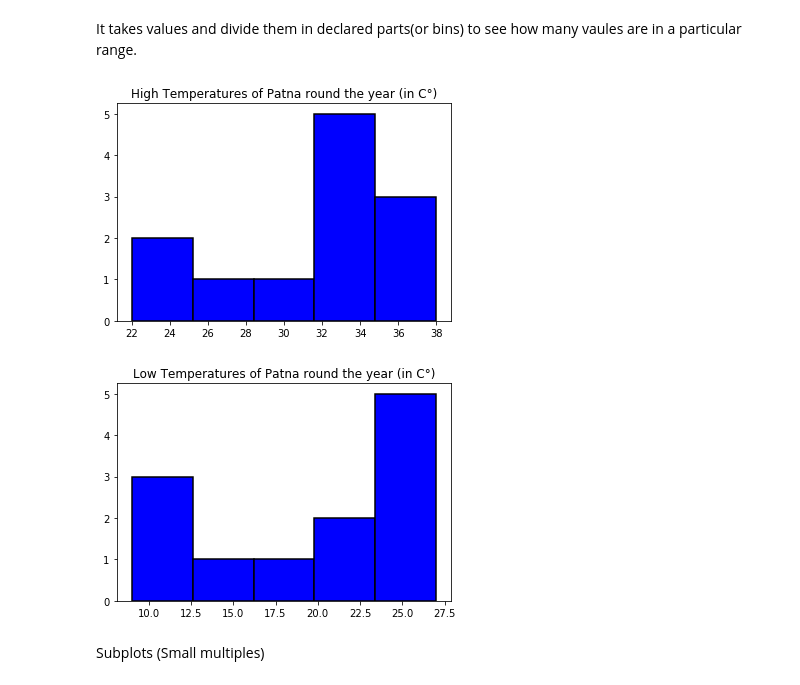
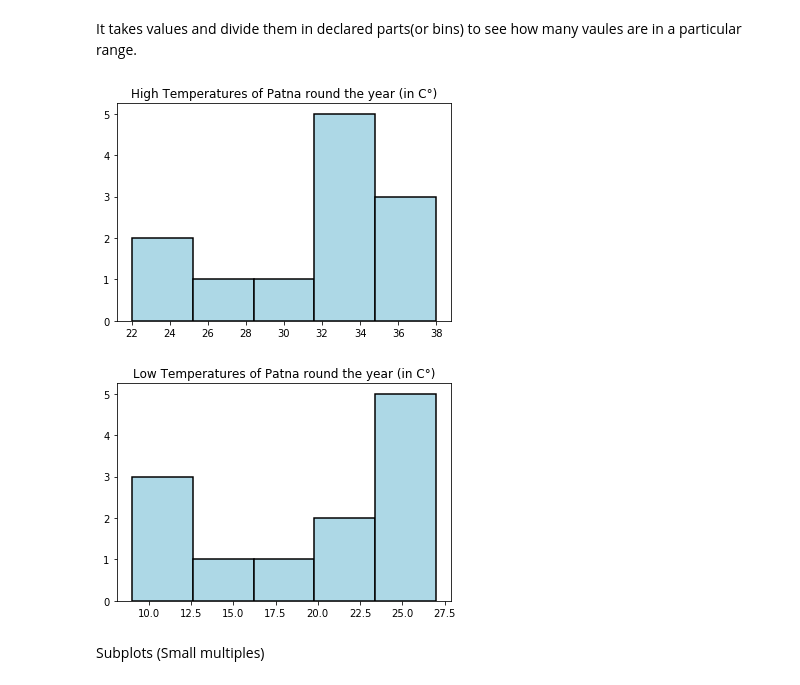
Before and after one commit to NihalShriv/ML-Libs-Learning, a Jupyter notebook: Matplotlib.ipynb, the cells around one changed output. Saved outputs shown, nothing was run; the diff lists cells and outputs as text; code cells hidden in the pictures.

```diff
--- a/Matplotlib.ipynb
+++ b/Matplotlib.ipynb
@@ -66,17 +66,17 @@ Histogram
 # %% [markdown]
 It takes values and divide them in declared parts(or bins) to see how many vaules are in a particular range.
 # %%
-plt.hist(patna_htemp, bins=5, edgecolor='black', color='blue', linewidth=1.5)
+plt.hist(patna_htemp, bins=5, edgecolor='black', color='lightblue', linewidth=1.5)
 plt.title('High Temperatures of Patna round the year (in C°)')
 plt.show()
 # %% [output]
-[figure, old version]
+[figure, new version]
 # %%
-plt.hist(patna_ltemp, bins=5, color='blue', edgecolor='black', linewidth=1.5)
+plt.hist(patna_ltemp, bins=5, color='lightblue', edgecolor='black', linewidth=1.5)
 plt.title('Low Temperatures of Patna round the year (in C°)')
 plt.show()
 # %% [output]
-[figure, old version]
+[figure, new version]
 # %% [markdown]
 Subplots (Small multiples)
 # %% [markdown]
```
Also changed, not shown: parts of 3 cells of this notebook, 2 other files.
